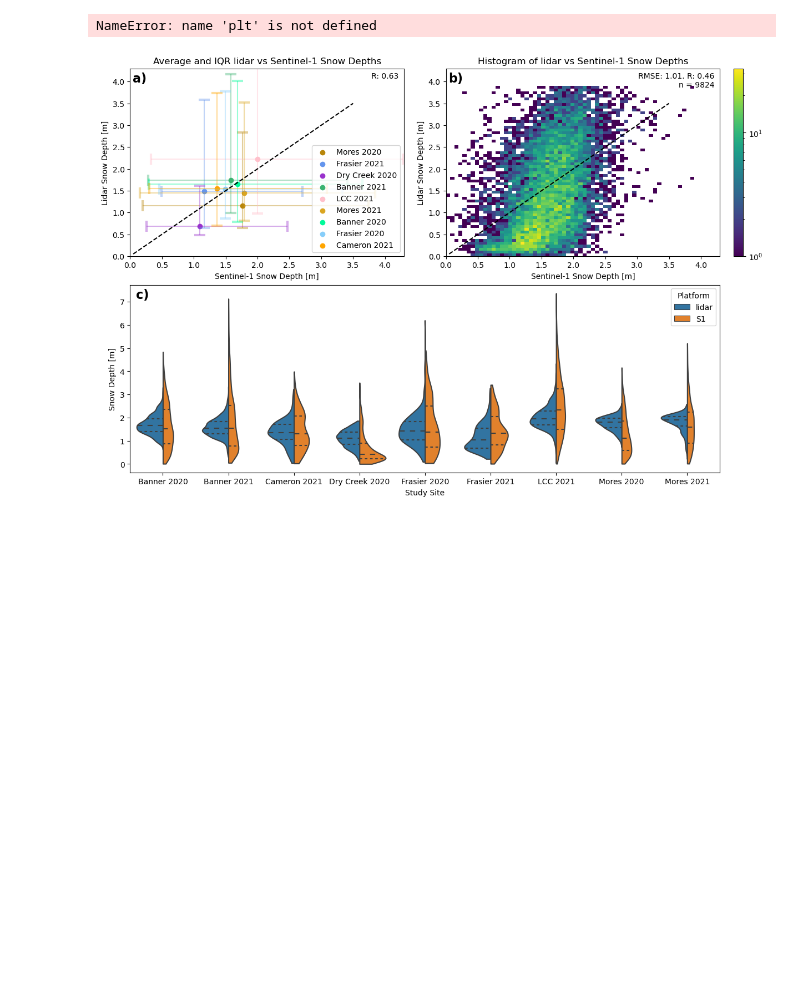
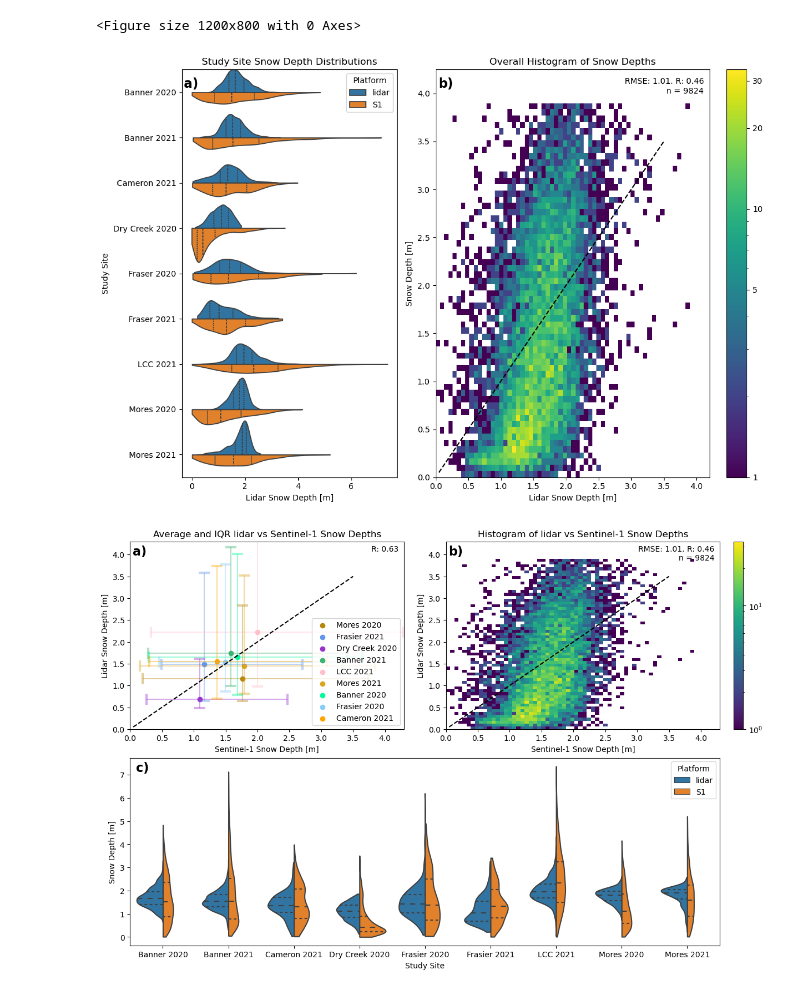
Before and after one commit to ZachHoppinen/spicy-analysis, a Jupyter notebook: src/compare/overall/overall_performance.ipynb, the cells around one changed output. Cells and saved outputs as stored; diff of their text form; code cells hidden in the pictures; blank space fills up the shorter version.

```diff
--- a/src/compare/overall/overall_performance.ipynb
+++ b/src/compare/overall/overall_performance.ipynb
@@ -115,46 +115,47 @@ xs = np.array(xs)[idx]
 ys = np.array(ys)[idx]
 
 h = axes[0].hist2d(xs, ys, bins = 60, range = [[0.0, 3.9], [0.0, 3.9]], norm = mpl.colors.LogNorm())
 r, b, mae, rmse = get_stats(xs, ys)
 axes[0].text(0.98, 0.98, f'RMSE: {rmse:.2f}. R: {r:.2f}\nn = {len(xs)}', transform = axes[0].transAxes, ha = 'right', va = 'top')
 
 # divider = make_axes_locatable(axes[1])
 # cax = divider.append_axes('right', size='5%', pad=0.05)
 # cax = fig.add_axes([0.27, 0.8, 0.5, 0.05])
 
 cbar = plt.colorbar(h[3], orientation='vertical')
-cbar.set_ticks([1, 10])
-cbar.set_ticklabels([1, 10])
+cbar.set_ticks([1, 5, 10, 20, 30])
+cbar.set_ticklabels([1, 5, 10, 20, 30])
 # cbar.ax.set_xticklabels(['1', '10'])  # horizontal colorbar
 
+r, b, mae, rmse = get_stats(mean_x, mean_y)
+# axes[0].text(0.98, 0.98, f'R: {r:.2f}', transform = axes[0].transAxes, ha = 'right', va = 'top')
+# axes[0].legend(loc = 'lower right')
+
+sns.violinplot(data = full.sort_values('Study Site').reset_index(), x = 'snow_depth', y = 'Study Site', hue = 'Platform', split=True, inner='quartile', cut=0, ax = f_ax2, width = 1.5)
+
+for ax, letter in zip(all_axes, ['b','a','c']):
+    ax.text(0.01, 0.98,f'{letter})', transform=ax.transAxes, ha = 'left', va = 'top', weight='bold', size = 16)
 
 for ax in axes:
     ax.set_ylim(0, 4.25)
     ax.set_xlim(0, 4.2)
     ax.set_xlabel('Lidar Snow Depth [m]')
     ax.set_ylabel('Sentinel-1 Snow Depth [m]')
     ax.plot([0.05, 3.5], [0.05, 3.5], linestyle = 'dashed', color = 'black')
-
-r, b, mae, rmse = get_stats(mean_x, mean_y)
-# axes[0].text(0.98, 0.98, f'R: {r:.2f}', transform = axes[0].transAxes, ha = 'right', va = 'top')
-# axes[0].legend(loc = 'lower right')
-
-sns.violinplot(data = full.sort_values('Study Site').reset_index(), x = 'snow_depth', y = 'Study Site', hue = 'Platform', split=True, inner='quartile', cut=0, ax = f_ax2, width = 1.5)
-f_ax_bottom.set_ylabel('Snow Depth [m]')
-
-for ax, letter in zip(all_axes, ['b','a','c']):
-    ax.text(0.01, 0.98,f'{letter})', transform=ax.transAxes, ha = 'left', va = 'top', weight='bold', size = 16)
+    ax.set_ylabel('Snow Depth [m]')
 #
 f_ax1.set_title('Overall Histogram of Snow Depths')
 f_ax2.set_title('Study Site Snow Depth Distributions')
+f_ax2.set_xlabel('Lidar Snow Depth [m]')
 
 plt.subplots_adjust(hspace = 0.2, wspace = 0.2)
 
 plt.tight_layout()
 
 plt.savefig('../../../figures/overall/overall_3panel.png')
 # %% [output]
-NameError: name 'plt' is not defined
+<Figure size 1200x800 with 0 Axes>
+[figure, added]
 # %%
 # loc_colors = {'Banner_2020-02-18': 'mediumspringgreen', 'Banner_2021-03-15': 'mediumseagreen', 'Cameron_2021-03-19': 'orange', \
 #     'Dry_Creek_2020-02-19': 'darkorchid', 'Frasier_2020-02-11': 'lightskyblue', 'Frasier_2021-03-19': 'cornflowerblue', \
```
Also changed, not shown: 5 other files.
